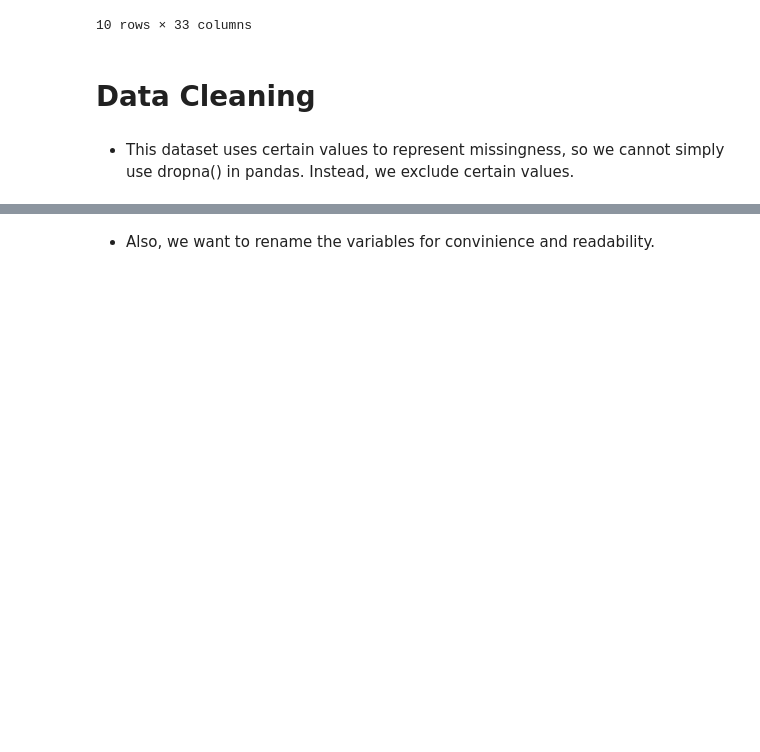
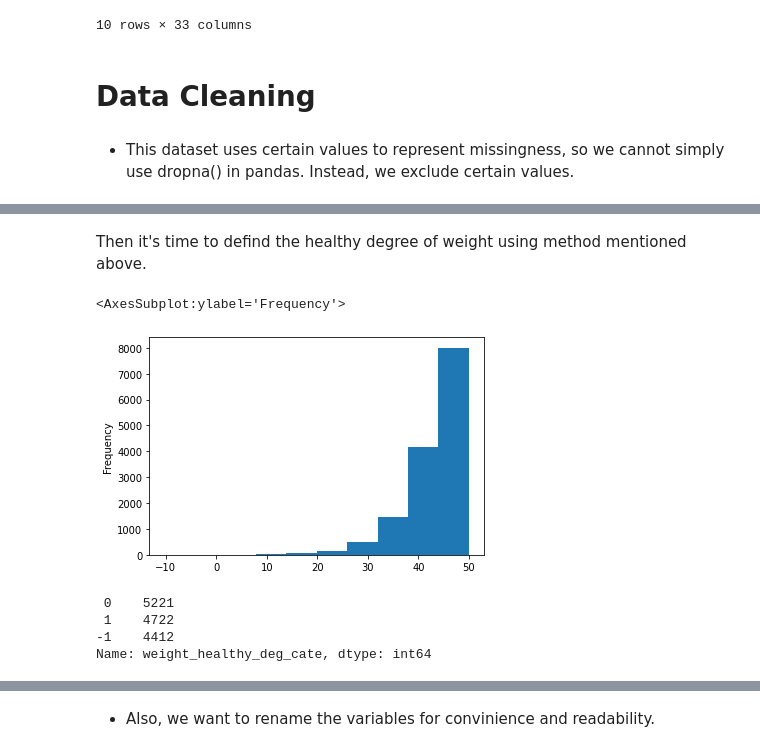
Before and after one commit to RosiePeng1/COGS108-Project, a Jupyter notebook: DataCheckpointGroup_Sp23_cogs108project.ipynb, the cells around one changed output, grey strips where cells are left out. Saved outputs shown, nothing was run; the diff lists cells and outputs as text; code cells hidden in the pictures; blank space fills up the shorter version.

```diff
--- a/DataCheckpointGroup_Sp23_cogs108project.ipynb
+++ b/DataCheckpointGroup_Sp23_cogs108project.ipynb
@@ -240,0 +312,20 @@ data
+# %% [markdown]
+Then it's time to defind the healthy degree of weight using method mentioned above.
+# %%
+# numerical way
+data_cl['weight_healthy_deg'] = 50 - abs(21.75 - data['BMI'])
+data_cl['weight_healthy_deg'].plot(kind='hist')
+# %% [output]
+<AxesSubplot:ylabel='Frequency'>
+[figure, added]
+# %%
+# categorical way
+# 1=underweight, 2=normal, 3=overweight, 4=obese for BMICAT
+dct = {1:0, 3:0, 2:1, 4:-1}
+data_cl['weight_healthy_deg_cate'] = data_cl['BMICAT'].replace(dct)
+data_cl['weight_healthy_deg_cate'].value_counts()
+# %% [output]
+ 0    5221
+ 1    4722
+-1    4412
+Name: weight_healthy_deg_cate, dtype: int64
```
Also changed, not shown: parts of 25 cells of this notebook.
